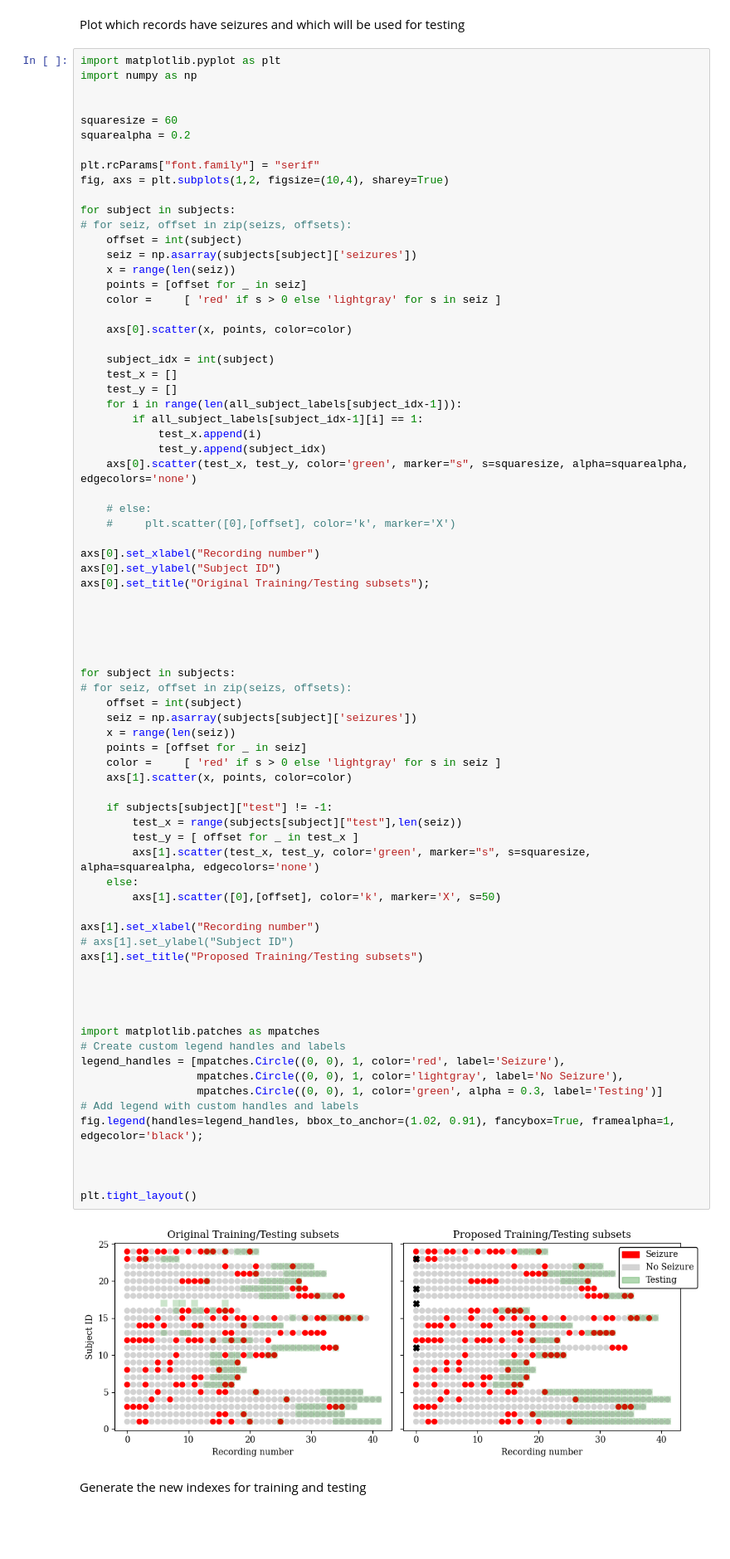
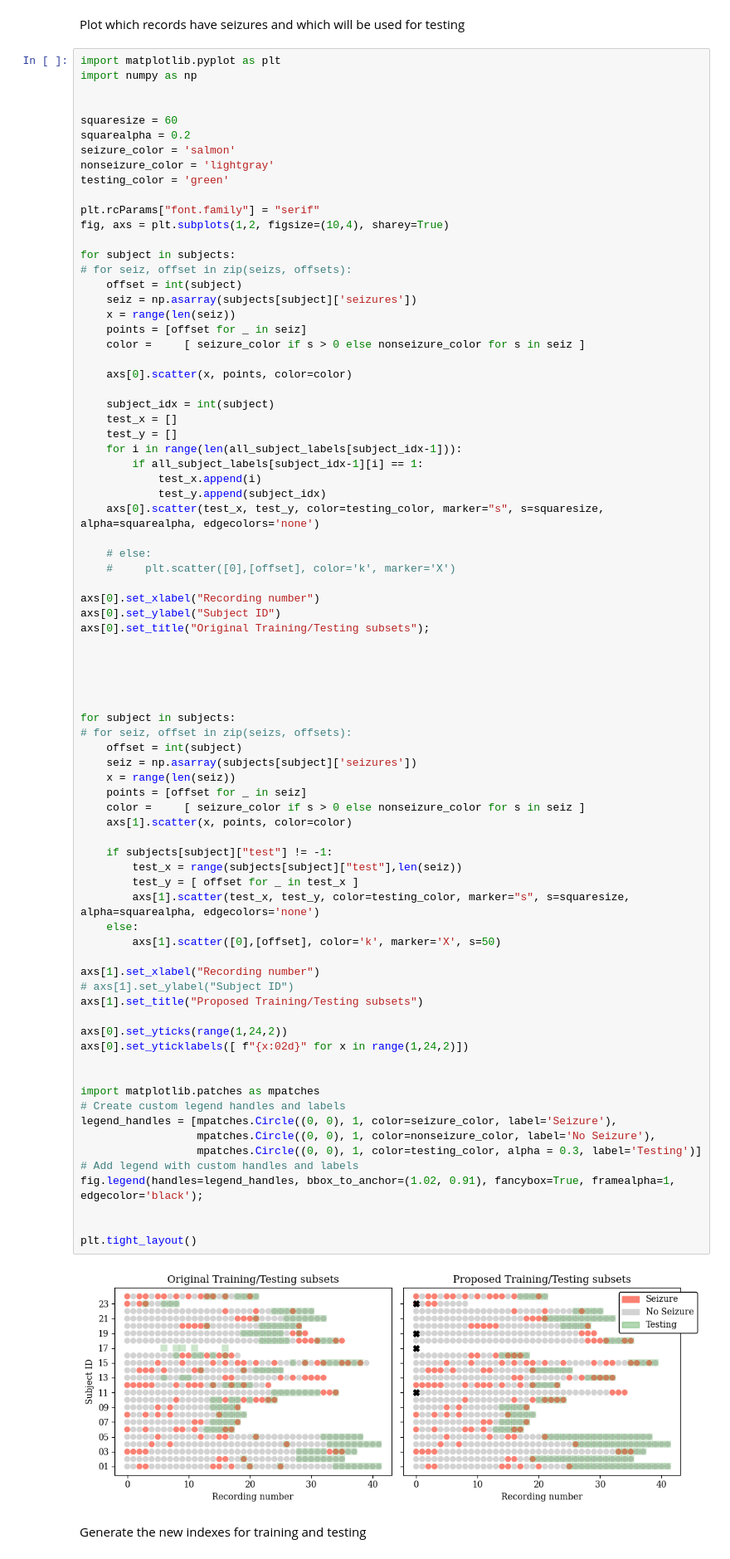
Before and after one commit to JuanSapriza/ml-project-2-regularlostfunctions, a Jupyter notebook: cv.ipynb, the cells around one changed output. Shown at 83% size. Saved outputs shown, nothing was run; the diff lists cells and outputs as text; blank space fills up the shorter version.

```diff
--- a/cv.ipynb
+++ b/cv.ipynb
@@ -129,6 +129,9 @@ import numpy as np
 
 squaresize = 60
 squarealpha = 0.2
+seizure_color = 'salmon'
+nonseizure_color = 'lightgray'
+testing_color = 'green'
 
 plt.rcParams["font.family"] = "serif"
 fig, axs = plt.subplots(1,2, figsize=(10,4), sharey=True)
@@ -139,7 +142,7 @@ for subject in subjects:
     seiz = np.asarray(subjects[subject]['seizures'])
     x = range(len(seiz))
     points = [offset for _ in seiz]
-    color =     [ 'red' if s > 0 else 'lightgray' for s in seiz ]
+    color =     [ seizure_color if s > 0 else nonseizure_color for s in seiz ]
 
     axs[0].scatter(x, points, color=color)
 
@@ -150,7 +153,7 @@ for subject in subjects:
         if all_subject_labels[subject_idx-1][i] == 1:
             test_x.append(i)
             test_y.append(subject_idx)
-    axs[0].scatter(test_x, test_y, color='green', marker="s", s=squaresize, alpha=squarealpha, edgecolors='none')
+    axs[0].scatter(test_x, test_y, color=testing_color, marker="s", s=squaresize, alpha=squarealpha, edgecolors='none')
 
     # else:
     #     plt.scatter([0],[offset], color='k', marker='X')
@@ -164,41 +167,41 @@ axs[0].set_title("Original Training/Testing subsets");
 
 
 for subject in subjects:
 # for seiz, offset in zip(seizs, offsets):
     offset = int(subject)
     seiz = np.asarray(subjects[subject]['seizures'])
     x = range(len(seiz))
     points = [offset for _ in seiz]
-    color =     [ 'red' if s > 0 else 'lightgray' for s in seiz ]
+    color =     [ seizure_color if s > 0 else nonseizure_color for s in seiz ]
     axs[1].scatter(x, points, color=color)
 
     if subjects[subject]["test"] != -1:
         test_x = range(subjects[subject]["test"],len(seiz))
         test_y = [ offset for _ in test_x ]
-        axs[1].scatter(test_x, test_y, color='green', marker="s", s=squaresize, alpha=squarealpha, edgecolors='none')
+        axs[1].scatter(test_x, test_y, color=testing_color, marker="s", s=squaresize, alpha=squarealpha, edgecolors='none')
     else:
         axs[1].scatter([0],[offset], color='k', marker='X', s=50)
 
 axs[1].set_xlabel("Recording number")
 # axs[1].set_ylabel("Subject ID")
 axs[1].set_title("Proposed Training/Testing subsets")
 
-
+axs[0].set_yticks(range(1,24,2))
+axs[0].set_yticklabels([ f"{x:02d}" for x in range(1,24,2)])
 
 
 import matplotlib.patches as mpatches
 # Create custom legend handles and labels
-legend_handles = [mpatches.Circle((0, 0), 1, color='red', label='Seizure'),
-                  mpatches.Circle((0, 0), 1, color='lightgray', label='No Seizure'),
-                  mpatches.Circle((0, 0), 1, color='green', alpha = 0.3, label='Testing')]
+legend_handles = [mpatches.Circle((0, 0), 1, color=seizure_color, label='Seizure'),
+                  mpatches.Circle((0, 0), 1, color=nonseizure_color, label='No Seizure'),
+                  mpatches.Circle((0, 0), 1, color=testing_color, alpha = 0.3, label='Testing')]
 # Add legend with custom handles and labels
 fig.legend(handles=legend_handles, bbox_to_anchor=(1.02, 0.91), fancybox=True, framealpha=1, edgecolor='black');
 
 
-
 plt.tight_layout()
 # %% [output]
-[figure, old version]
+[figure, new version]
 # %% [markdown]
 Generate the new indexes for training and testing
 # %%
```
Also changed, not shown: 1 other file.
